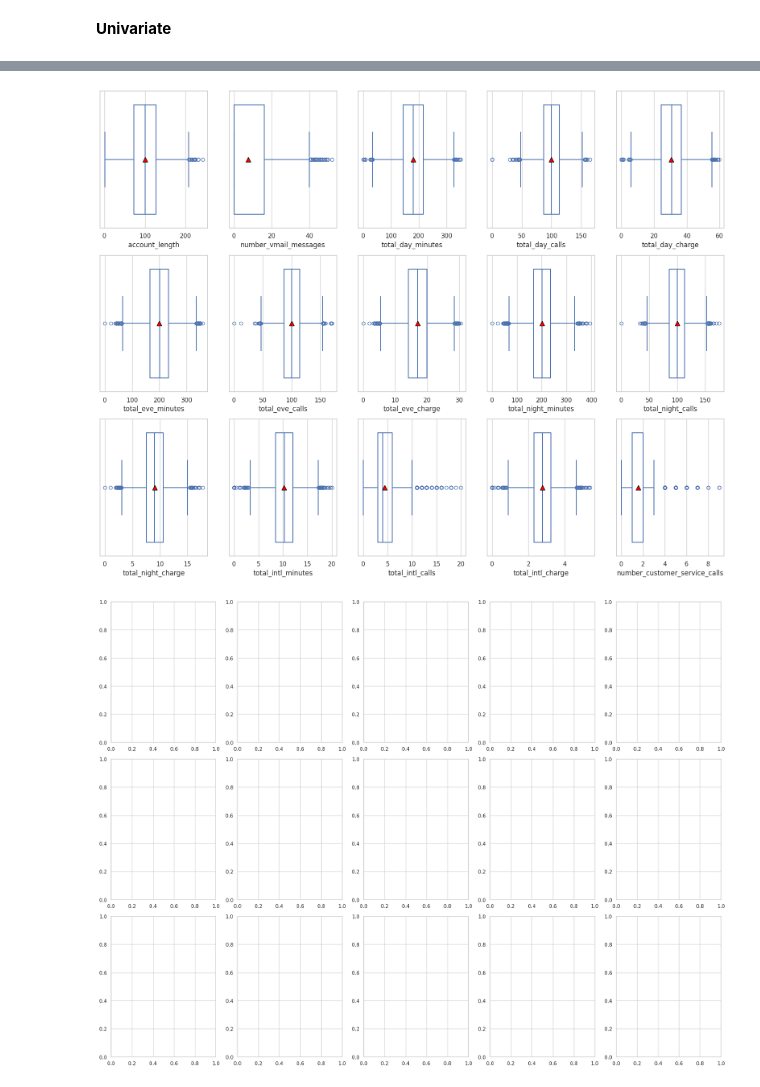
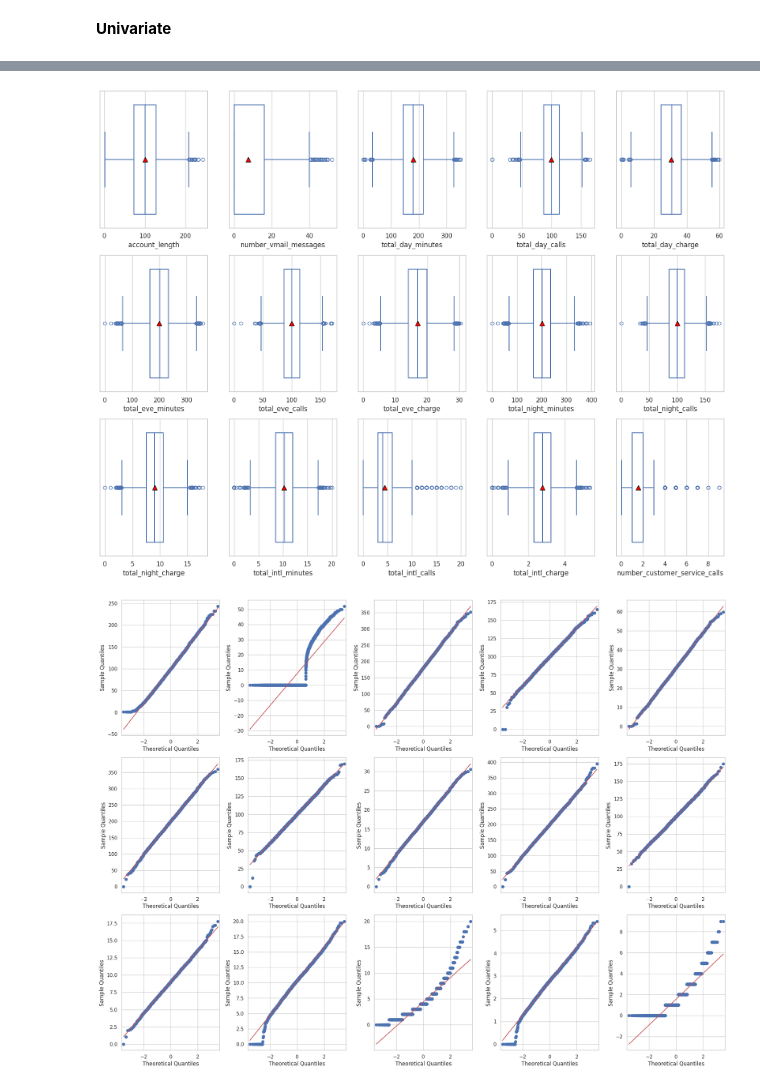
Before and after one commit to hyugai/ML-Marketing-CustomerChurn-2020KaggleCompetition, a Jupyter notebook: jupyter/init.ipynb, the cells around one changed output, grey strips where cells are left out. Saved outputs shown, nothing was run; the diff lists cells and outputs as text; code cells hidden in the pictures.

```diff
--- a/jupyter/init.ipynb
+++ b/jupyter/init.ipynb
@@ -50,7 +50,7 @@ def plot_box(ax, name: str):
                 ax=ax)
 
 def plot_qq(ax, name: str):
-    sm.qqplot(df_cleaned[name], line='45', ax=ax)
+    sm.qqplot(df_cleaned[name], line='r', ax=ax)
 # %% [markdown]
 <b>MLflow</b>
 # %% [markdown]
@@ -203,21 +203,25 @@ df_cleaned[num_cols].describe([0.01, 0.25, 0.5, 0.75, 0.99]).T
 # %%
 # graphs: hist + box + qq
 ##
 graphs = ['hist', 'box', 'qq']
 figs, axes = dict(), dict()
 for name in graphs:
     figs[name], axes[name] = plt.subplots(3, 5, sharex=False, sharey=False, figsize=(20, 15))
 ##
 names = np.array(num_cols).reshape(3, 5)
 ##
 for i in range(3):
     for j in range(5):
         plot_hist(axes['hist'][i, j], names[i, j])
         plot_box(axes['box'][i, j], names[i, j])
+        plot_qq(axes['qq'][i, j], names[i, j])
+
+for name in graphs:
+    figs[name].savefig(f'../resource/jupyter/image/eda_univariate_{name}.png')
 
 plt.tight_layout()
 plt.show()
 # %% [output]
 [figure]
 [figure]
-[figure, old version]
+[figure, new version]
```
Also changed, not shown: parts of 1 cell of this notebook.
